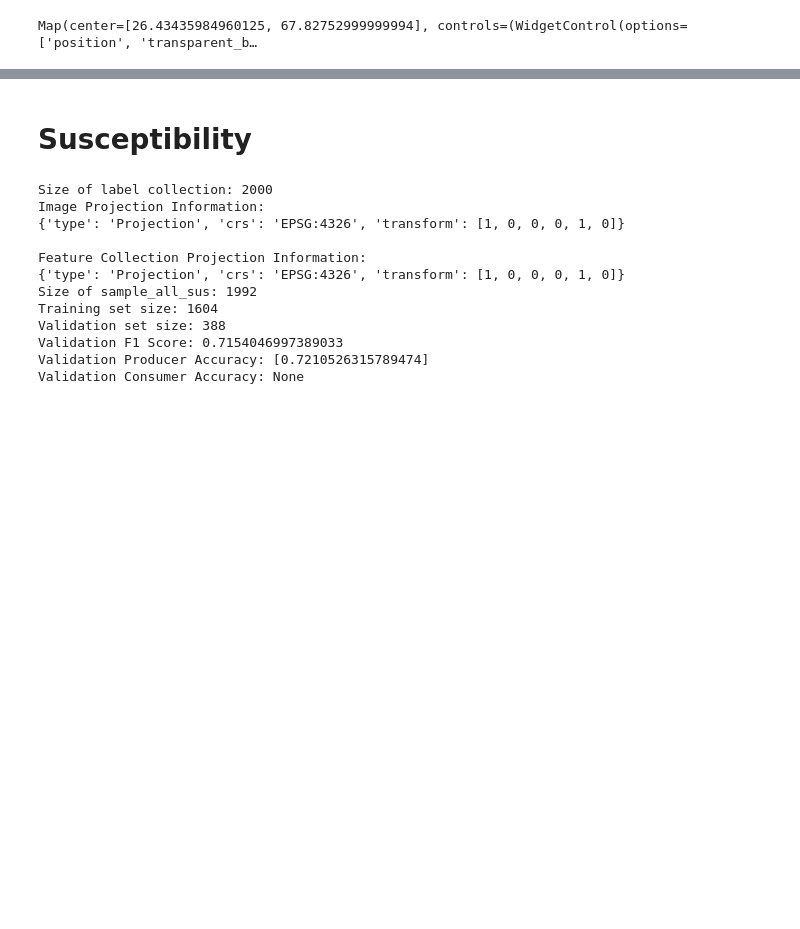
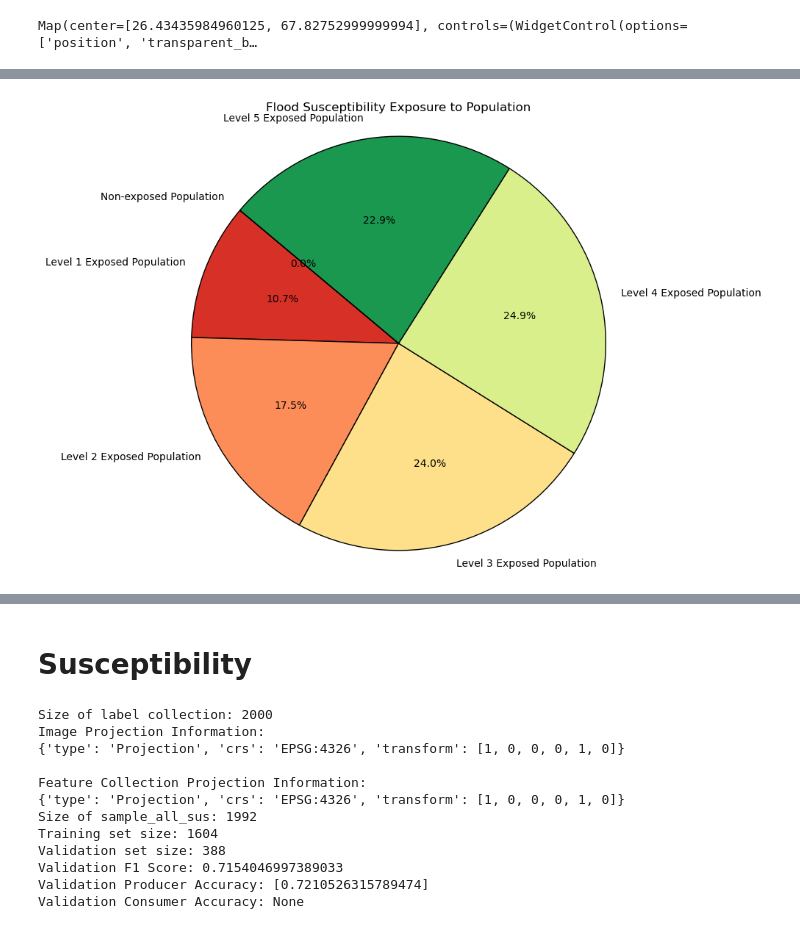
Before and after one commit to waleedgeo/FMSE, a Jupyter notebook: main.ipynb, the cells around one changed output, grey strips where cells are left out. Drawn from its saved outputs; the diff is of its cells as text; code cells hidden in the pictures; blank space fills up the shorter version.

```diff
--- a/main.ipynb
+++ b/main.ipynb
@@ -222,0 +252,79 @@ Total population exposed to flood: 150411.95393132145
+# %%
+
+
+def calculate_susceptibility_exposure(susceptibility_layer, aoi, num_classes=5):
+    """
+    Calculate the population exposed to different flood susceptibility levels.
+
+    Parameters:
+    susceptibility_layer (ee.Image): Categorical flood susceptibility layer with values from 1 to 5.
+    population_dataset (str): Path to the population dataset.
+    aoi (ee.Geometry): Area of Interest.
+
+    Returns:
+    dict: Dictionary with susceptibility levels as keys and exposed population as values.
+    """
+    # Load population dataset
+    population = ee.ImageCollection('WorldPop/GP/100m/pop')\
+                    .filter(ee.Filter.eq('year', 2020))\
+                    .mosaic()\
+                    .clip(aoi)
+
+    # Dictionary to hold results
+    exposure_results = {}
+
+    # Calculate exposure for each susceptibility level
+    for level in range(1, num_classes + 1):
+        # Mask areas that do not match the current susceptibility level
+        level_exposure = population.updateMask(susceptibility_layer.eq(level))
+
+        # Calculate total exposed population for the current level
+        exposed_population = level_exposure.reduceRegion(
+            reducer=ee.Reducer.sum(),
+            geometry=aoi,
+            scale=30,
+            maxPixels=1e12
+        ).get('population')
+
+        exposure_results[level] = exposed_population
+
+    return exposure_results
+
+def visualize_susceptibility_exposure(exposure_results, total_population):
+    total_pop = total_population.getInfo()
+    labels = []
+    sizes = []
+    colors = ['#d73027', '#fc8d59', '#fee08b', '#d9ef8b', '#1a9850']
+
+    for level, exposure in exposure_results.items():
+        exposed_population = exposure.getInfo()
+        if exposed_population < 0:
+            exposed_population = 0
+        labels.append(f'Level {level} Exposed Population')
+        sizes.append(exposed_population)
+
+    non_exposed_population = total_pop - sum(sizes)
+    if non_exposed_population < 0:
+        non_exposed_population = 0
+    labels.append('Non-exposed Population')
+    sizes.append(non_exposed_population)
+    colors.append('#999999')
+
+    plt.figure(figsize=(8, 8))
+    plt.pie(sizes, labels=labels, colors=colors, autopct='%1.1f%%', startangle=140, wedgeprops={'edgecolor': 'black'})
+    plt.axis('equal')
+    plt.title('Flood Susceptibility Exposure to Population')
+    plt.show()
+
+
+
+
+# Calculate exposure
+susceptibility_exposure = calculate_susceptibility_exposure(sus_catagory, aoi)
+
+#print('Population exposed to each susceptibility level:', {level: exposure.getInfo() for level, exposure in susceptibility_exposure.items()})
+
+# Visualize exposure
+visualize_susceptibility_exposure(susceptibility_exposure, total_population)
+# %% [output]
+[figure, added]
```
Also changed, not shown: parts of 17 cells of this notebook, 2 other files.
